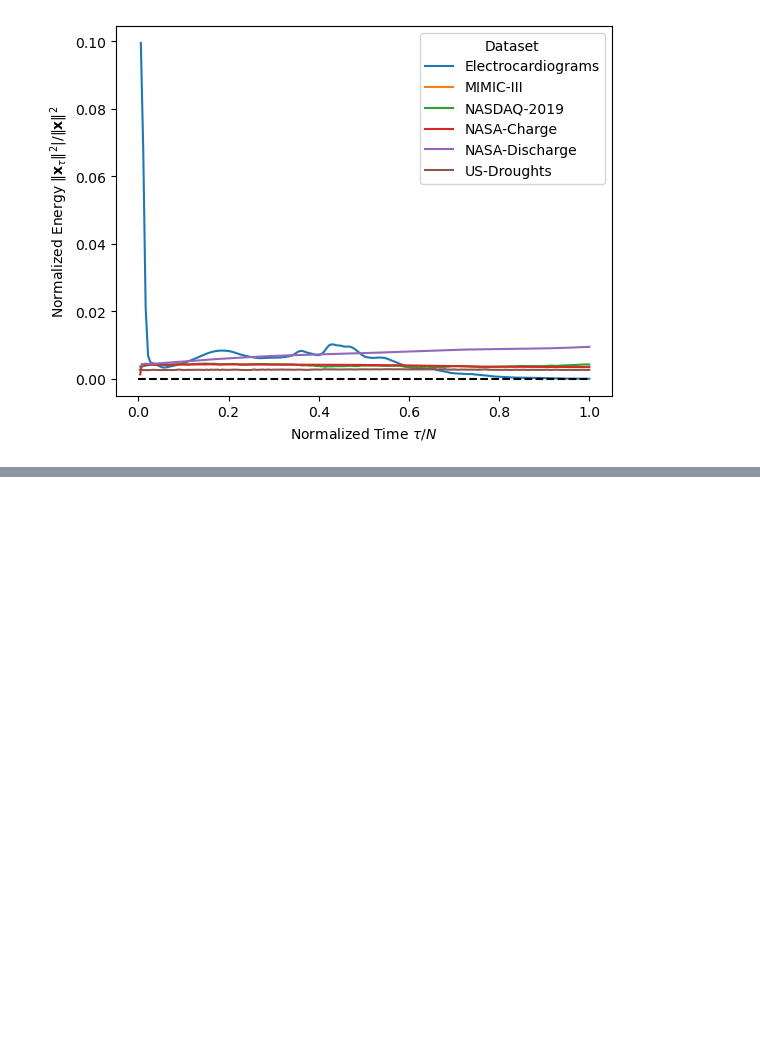
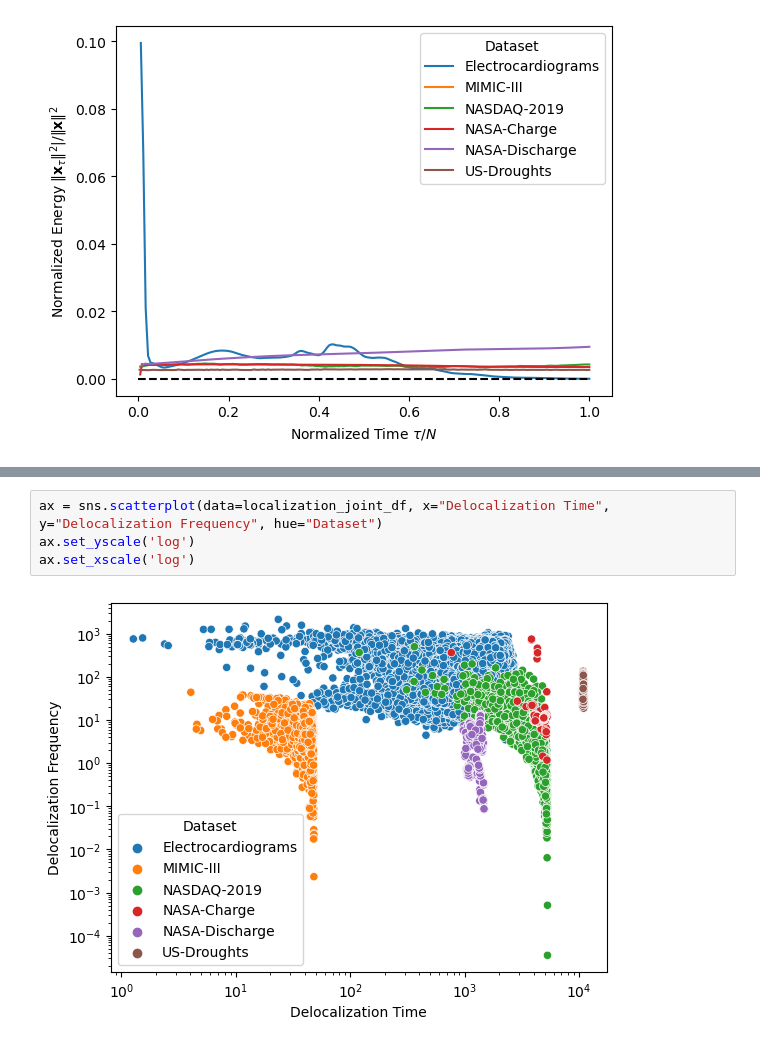
Before and after one commit to JonathanCrabbe/FourierDiffusion, a Jupyter notebook: notebooks/spectral_interpretation.ipynb, the cells around one changed output, grey strips where cells are left out. Saved outputs shown, nothing was run; the diff lists cells and outputs as text; blank space fills up the shorter version.

```diff
--- a/notebooks/spectral_interpretation.ipynb
+++ b/notebooks/spectral_interpretation.ipynb
@@ -95,0 +178,6 @@ plt.show()
+# %%
+ax = sns.scatterplot(data=localization_joint_df, x="Delocalization Time", y="Delocalization Frequency", hue="Dataset")
+ax.set_yscale('log')
+ax.set_xscale('log')
+# %% [output]
+[figure, added]
```
Also changed, not shown: parts of 3 cells of this notebook.
